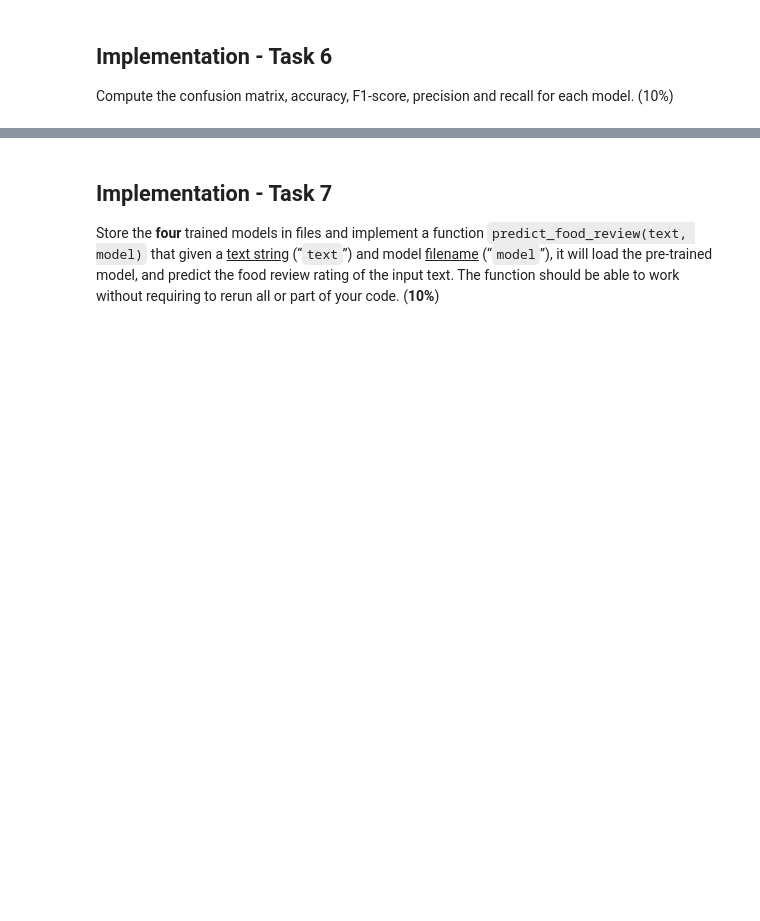
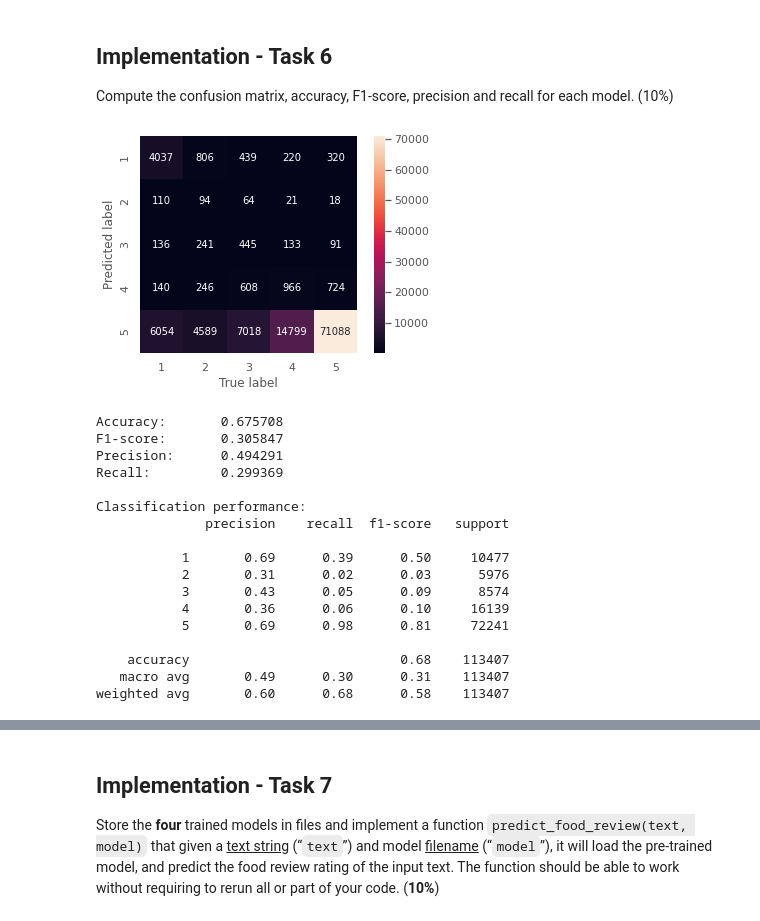
Before and after one commit to alasdair-breasley/tmla-assignment, a Jupyter notebook: TMLA_Assignment.ipynb, the cells around one changed output, grey strips where cells are left out. Cells and saved outputs as stored; diff of their text form; code cells hidden in the pictures; blank space fills up the shorter version.

Commit message:
Task 6 - All confusion matrices and performance metrics.

```diff
--- a/TMLA_Assignment.ipynb
+++ b/TMLA_Assignment.ipynb
@@ -1239,3 +1239,41 @@ weighted avg       0.69      0.73      0.69    113407
 # %% [markdown]
 ## Implementation - Task 6
 Compute the confusion matrix, accuracy, F1-score, precision and recall for each model. (10%)
+# %%
+# Naive Bayes
+
+# Plot the confusion matrix
+score_catagory_labels = [1, 2, 3, 4, 5]
+
+matrix = confusion_matrix(test_labels, nb_predictions)
+sns.heatmap(matrix.T, square = True, annot = True, fmt = "d",
+           xticklabels = score_catagory_labels, yticklabels = score_catagory_labels)
+plt.xlabel("True label")
+plt.ylabel("Predicted label")
+plt.show()
+
+# Compute and print classification performance metrics
+print("Accuracy:\t%f" % accuracy_score(test_labels, nb_predictions))
+print("F1-score:\t%f" % f1_score(test_labels, nb_predictions, average = "macro"))
+print("Precision:\t%f" % precision_score(test_labels, nb_predictions, average = "macro"))
+print("Recall:\t\t%f" % recall_score(test_labels, nb_predictions, average = "macro"))
+print("\nClassification performance:\n%s" % classification_report(test_labels, nb_predictions))
+# %% [output]
+[figure, added]
+Accuracy:       0.675708
+F1-score:       0.305847
+Precision:      0.494291
+Recall:         0.299369
+
+Classification performance:
+              precision    recall  f1-score   support
+
+           1       0.69      0.39      0.50     10477
+           2       0.31      0.02      0.03      5976
+           3       0.43      0.05      0.09      8574
+           4       0.36      0.06      0.10     16139
+           5       0.69      0.98      0.81     72241
+
+    accuracy                           0.68    113407
+   macro avg       0.49      0.30      0.31    113407
+weighted avg       0.60      0.68      0.58    113407
```
Also changed, not shown: parts of 3 cells of this notebook.
